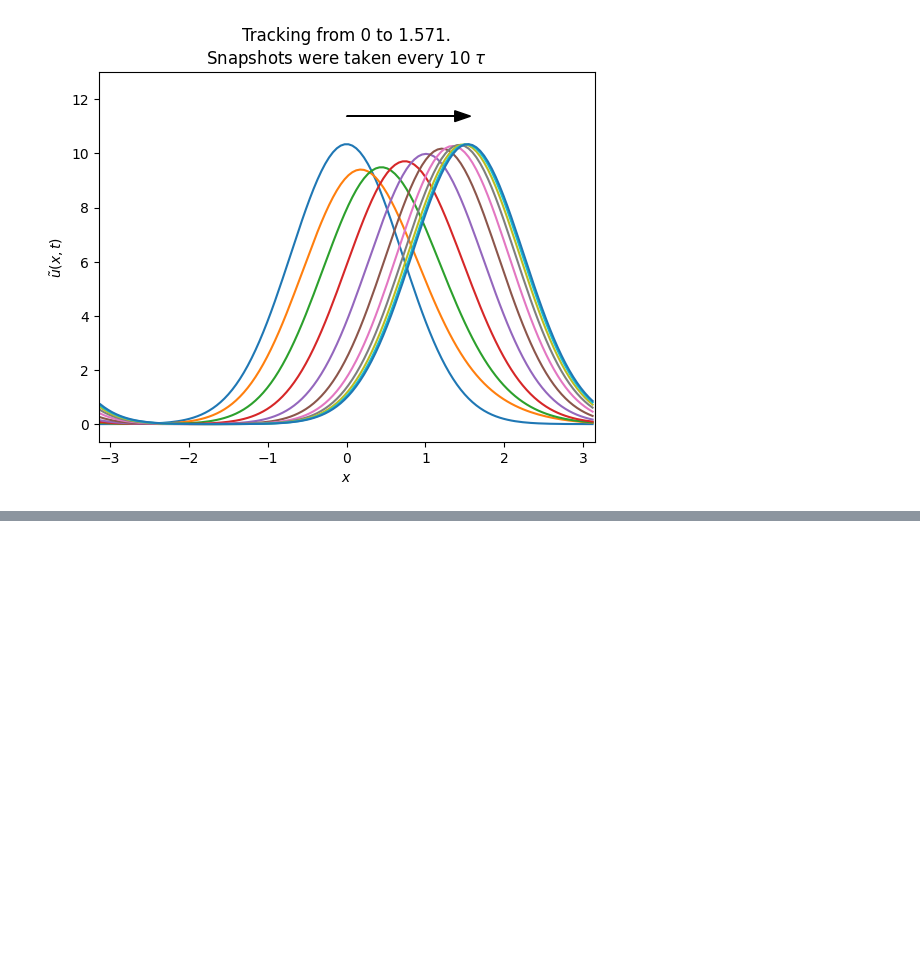
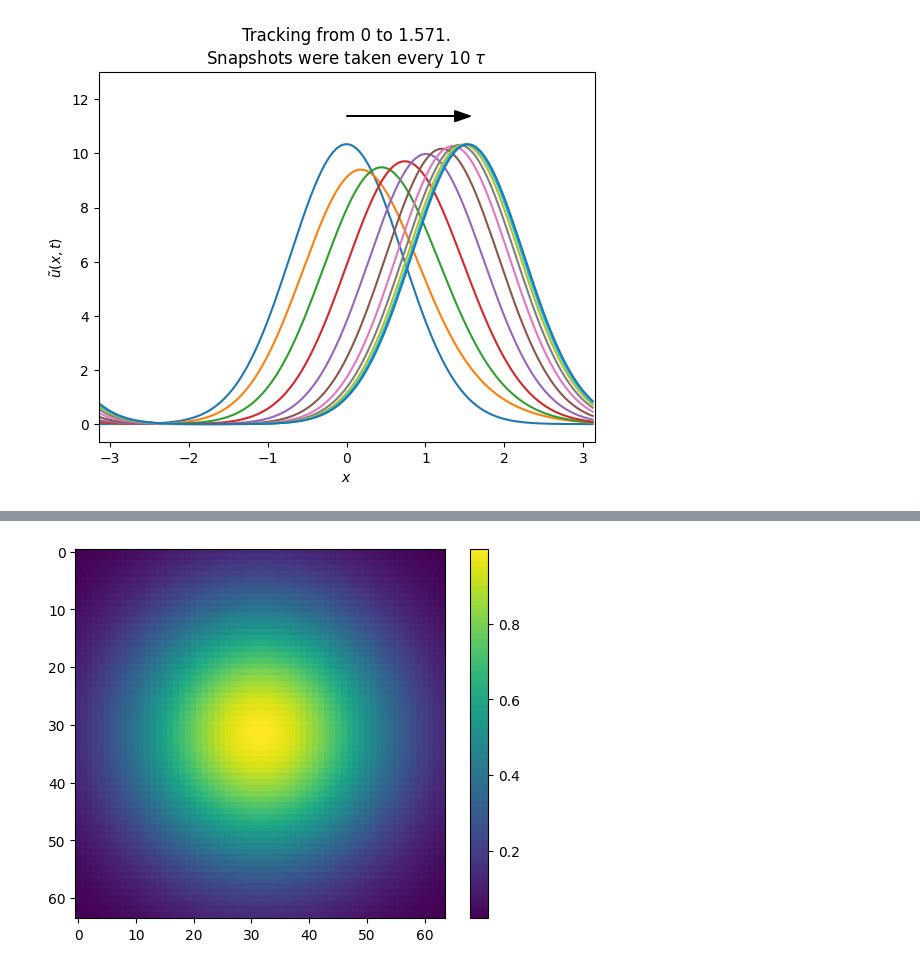
Before and after one commit to reallinshengxiang/Fundamentals-of-Artificial-Intelligence-Research, a Jupyter notebook: attractor-networks.ipynb, the cells around one changed output, grey strips where cells are left out. Drawn from its saved outputs; the diff is of its cells as text; code cells hidden in the pictures; blank space fills up the shorter version.

Commit message:
Kaggle Notebook | Attractor-Networks | Version 2

```diff
--- a/attractor-networks.ipynb
+++ b/attractor-networks.ipynb
@@ -342,0 +435,19 @@ plt.show()
+# %%
+# Simulate
+R   = np.sqrt(ncells)/2     # radius of main network, in cell-position units
+a0 = np.sqrt(ncells)/32  # envelope fall-off rate
+dr  = np.sqrt(ncells)/2    # radius of tapered region, in cell-position units
+
+A = (((cell_dists) - R + dr) / dr)
+A = np.exp(-a0 * A * A)
+
+#non_tapered_inds = find(cellDists < (R-dr));
+#A(nonTaperedInds) = 1
+# %%
+# Visualize A
+fig, ax = plt.subplots()
+A_map = ax.imshow(np.reshape(A,  [CELL_W_SIZE, CELL_W_SIZE]))
+fig.colorbar(A_map)
+plt.show()
+# %% [output]
+[figure, added]
```
Also changed, not shown: parts of 12 cells of this notebook.
